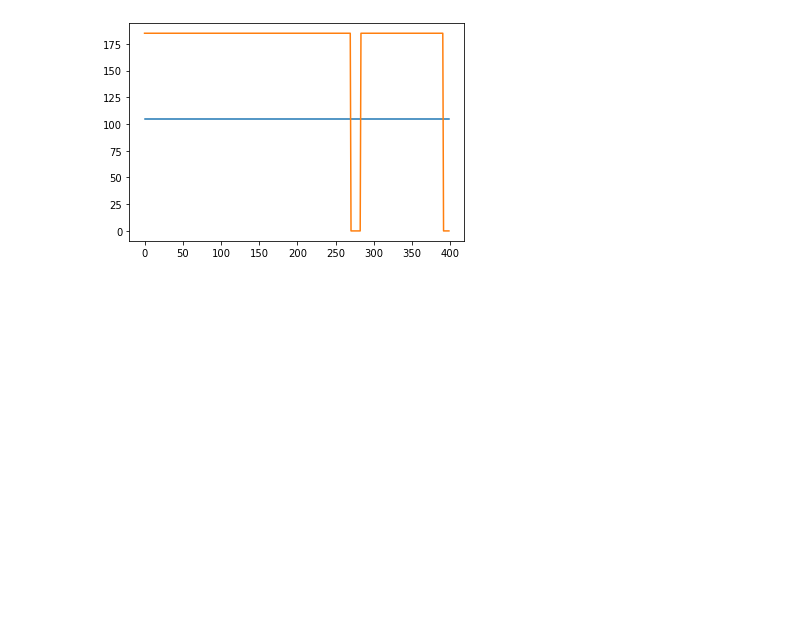
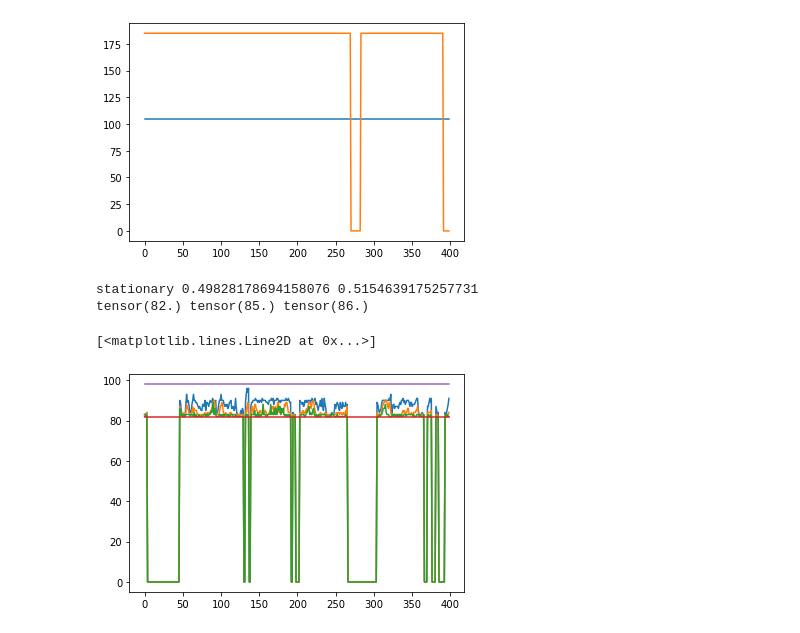
Before and after one commit to ssnani/Code, a Jupyter notebook: blk_doa.ipynb, the cells around one changed output. Drawn from its saved outputs; the diff is of its cells as text; code cells hidden in the pictures; blank space fills up the shorter version.

```diff
--- a/blk_doa.ipynb
+++ b/blk_doa.ipynb
@@ -474,3 +474,58 @@ torch.sum(est_unweighted_freq_vals[theta][frm,:]), torch.sum(est_unweighted_freq
 print(est_unweighted_freq_vals[theta][frm,:freq_end])
 # %%
 print(est_unweighted_freq_vals[theta][frm,:])
+# %%
+# mimo loss doa_comparison
+#Rigorours doa analysis
+import torch
+import numpy as np
+batch_idx = 4
+tol = 5.0
+euclid_dist=True
+
+dataset_condition = "reverb"
+dataset_dtype = "stationary"
+app_str = f'{batch_idx}'
+t60=1.0
+
+#info =torch.load(f'../signals/real_rirs_dbg/doa_{batch_idx}_{t60}_dp_t60_0_train_MIMO_RI.pt', map_location=torch.device('cpu')) #tr_s_test_{dataset_dtype}_{dataset_condition}_{t60}doa_{app_str}.pt')
+info =torch.load(f'../signals/simu_rirs_dbg/loss_function_comparison/doa_{t60}_{batch_idx}_0_tol_{tol}deg_euclid_{euclid_dist}.pt', map_location=torch.device('cpu')) #tr_s_test_{dataset_dtype}_{dataset_condition}_{t60}doa_{app_str}.pt')
+info_1 =torch.load(f'../signals/simu_rirs_dbg/loss_function_comparison/doa_{t60}_{batch_idx}_1_tol_{tol}deg_euclid_{euclid_dist}.pt', map_location=torch.device('cpu')) #tr_s_test_{dataset_dtype}_{dataset_condition}_{t60}doa_{app_str}.pt')
+#(mix_f_doa, mix_f_vals, mix_sig_vad, mix_utt_doa, mix_utt_sum) = info['mix']
+#(tgt_f_doa, tgt_f_vals, tgt_sig_vad, tgt_utt_doa, tgt_utt_sum) = info['tgt']
+#(est_f_doa, est_f_vals, est_sig_vad, est_utt_doa, est_utt_sum) = info['est']
+
+
+#ref_f_doa[0]
+
+(mix_f_doa, mix_f_vals, mix_utt_doa) = info['mix']
+(tgt_f_doa, tgt_f_vals, tgt_sig_vad, tgt_utt_doa, _, _) = info['tgt']  #, tgt_unweighted_freq_vals, tgt_freq_vals
+(est_f_doa, est_f_vals, est_utt_doa, _, _) = info['est'] #, est_unweighted_freq_vals, est_freq_vals
+
+(est_f_doa_1, est_f_vals_1, est_utt_doa_1, _, _) = info_1['est'] #, est_unweighted_freq_vals, est_freq_vals
+
+doa = info['doa']
+ref_f_doa = torch.rad2deg(doa[:,:,-1])[0,:mix_f_doa.shape[0]]
+
+mix_frm_Acc = get_acc(np.array(tgt_sig_vad), np.array(mix_f_doa), np.array(tgt_f_doa),tol = tol, vad_th=0.6)
+est_frm_Acc = get_acc(np.array(tgt_sig_vad), np.array(est_f_doa), np.array(tgt_f_doa),tol = tol, vad_th=0.6)
+
+
+#mix_Acc = get_acc(np.array(tgt_blk_vad), np.array(mix_blk_vals), np.array(tgt_blk_vals))
+#est_Acc = get_acc(np.array(tgt_blk_vad), np.array(est_blk_vals), np.array(tgt_blk_vals))
+
+
+print(dataset_dtype, mix_frm_Acc, est_frm_Acc) #, mix_Acc, est_Acc)
+print(ref_f_doa[0], mix_utt_doa, est_utt_doa)
+# %% [output]
+stationary 0.49828178694158076 0.5154639175257731
+tensor(82.) tensor(85.) tensor(86.)
+# %%
+plt.plot(est_f_doa)
+plt.plot(est_f_doa_1)
+plt.plot(tgt_f_doa)
+plt.plot(torch.abs(ref_f_doa))
+plt.plot(180-torch.abs(ref_f_doa))
+# %% [output]
+[<matplotlib.lines.Line2D at 0x...>]
+[figure, added]
```
Also changed, not shown: 11 other files.
